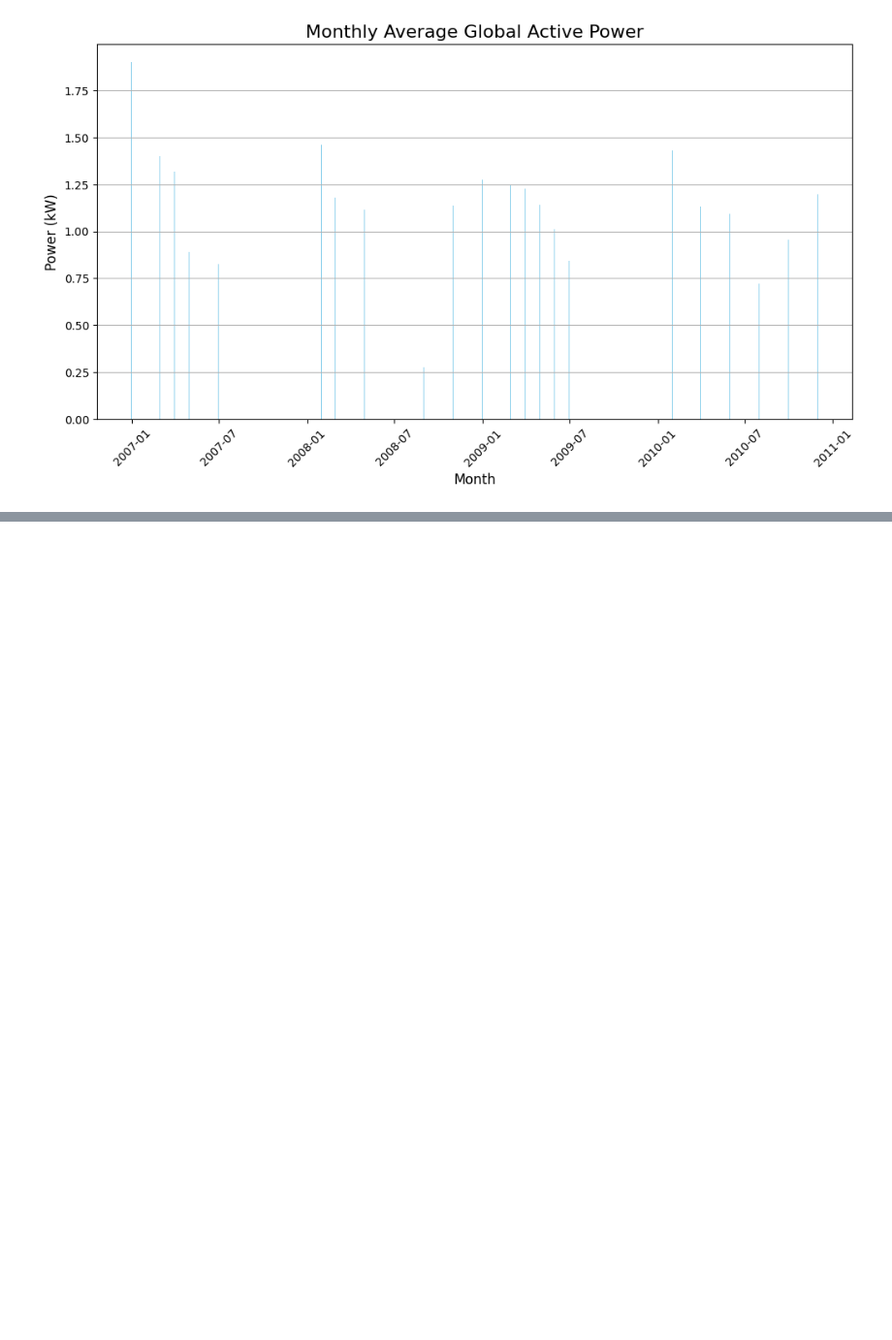
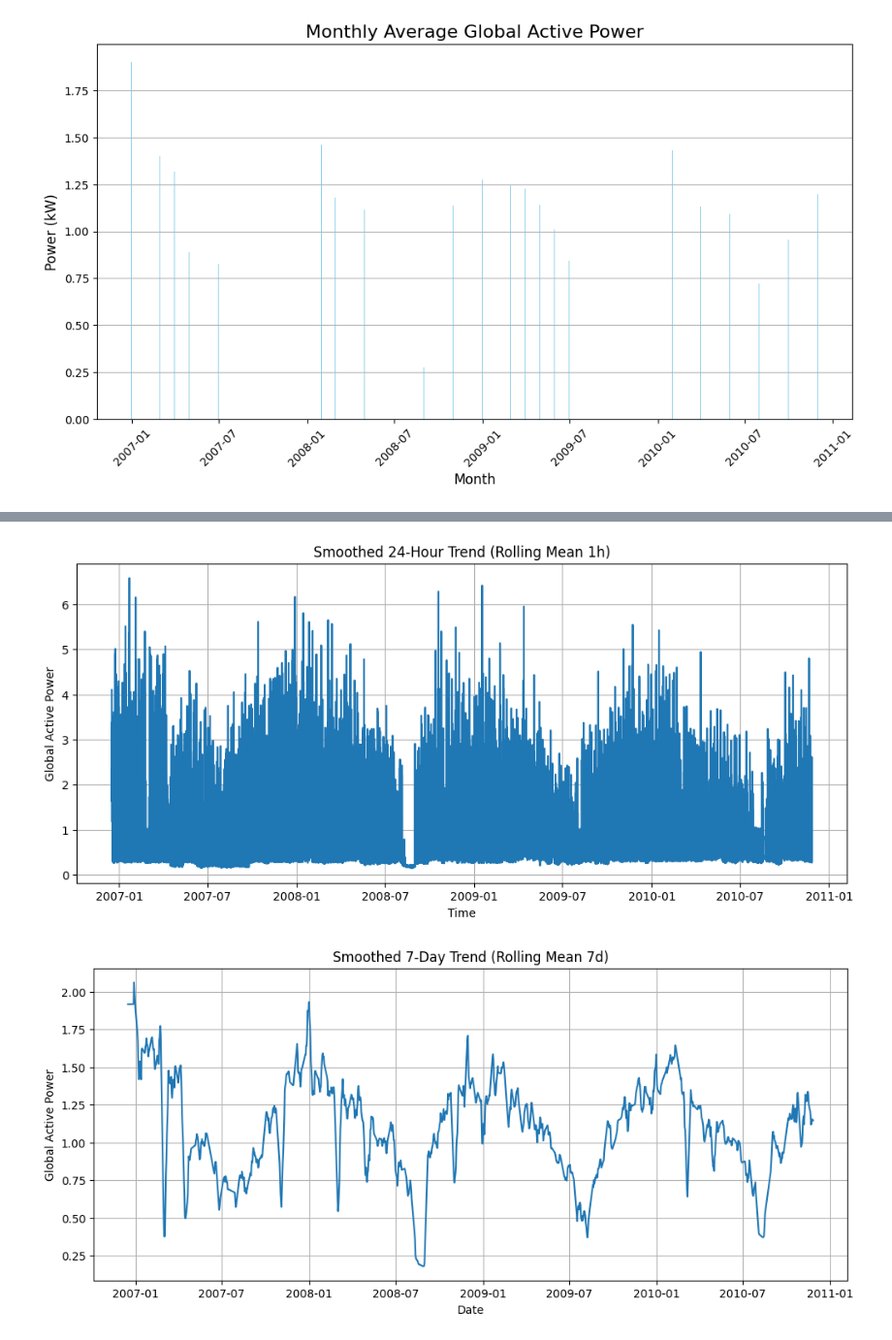
Before and after one commit to AskariAbidi18/electricity-consumption_model, a Jupyter notebook: notebooks/experiment.ipynb, the cells around one changed output, grey strips where cells are left out. Shown at 97% size. Cells and saved outputs as stored; diff of their text form; code cells hidden in the pictures; blank space fills up the shorter version.

```diff
--- a/notebooks/experiment.ipynb
+++ b/notebooks/experiment.ipynb
@@ -219,5 +219,22 @@ plt.show()
 # %%
 #feature engineering
 #1 lag features
-
+df['lag1h'] = df['Global_active_power'].shift(60)
+df['lag2h'] = df['Global_active_power'].shift(120)
+df['lag3h'] = df['Global_active_power'].shift(180)
+df['lag24h'] = df['Global_active_power'].shift(24*60)
+df['lag7d'] = df['Global_active_power'].shift(24*60*7)
 #2 rolling features
+df['rolling_mean_1h'] = df['Global_active_power'].rolling(window=60).mean()
+df['rolling_mean_24h'] = df['Global_active_power'].rolling(window=1440).mean()
+df['rolling_mean_7d'] = df['Global_active_power'].rolling(window=10080).mean()
+df['rolling_std_1h'] = df['Global_active_power'].rolling(window=60).std()
+df['rolling_min_1h'] = df['Global_active_power'].rolling(window=60).min()
+df['rolling_max_1h'] = df['Global_active_power'].rolling(window=60).max()
+df['rolling_std_24h'] = df['Global_active_power'].rolling(window=1440).std()
+df['rolling_min_24h'] = df['Global_active_power'].rolling(window=1440).min()
+df['rolling_max_24h'] = df['Global_active_power'].rolling(window=1440).max()
+df['rolling_std_7d'] = df['Global_active_power'].rolling(window=10080).std()
+df['rolling_min_7d'] = df['Global_active_power'].rolling(window=10080).min()
+df['rolling_max_7d'] = df['Global_active_power'].rolling(window=10080).max()
+df.tail()
@@ -223,0 +250,22 @@ plt.show()
+# %%
+hourly_trend = df['rolling_mean_1h'].resample('H').mean()
+plt.figure(figsize=(12,5))
+plt.plot(hourly_trend.index, hourly_trend.values)
+plt.title('Smoothed 24-Hour Trend (Rolling Mean 1h)')
+plt.xlabel('Time')
+plt.ylabel('Global Active Power')
+plt.grid(True)
+plt.show()
+
+weekly_trend = df['rolling_mean_7d'].resample('D').mean()
+
+plt.figure(figsize=(12,5))
+plt.plot(weekly_trend.index, weekly_trend.values)
+plt.title('Smoothed 7-Day Trend (Rolling Mean 7d)')
+plt.xlabel('Date')
+plt.ylabel('Global Active Power')
+plt.grid(True)
+plt.show()
+# %% [output]
+[figure, added]
+[figure, added]
```
Also changed, not shown: parts of 8 cells of this notebook.
